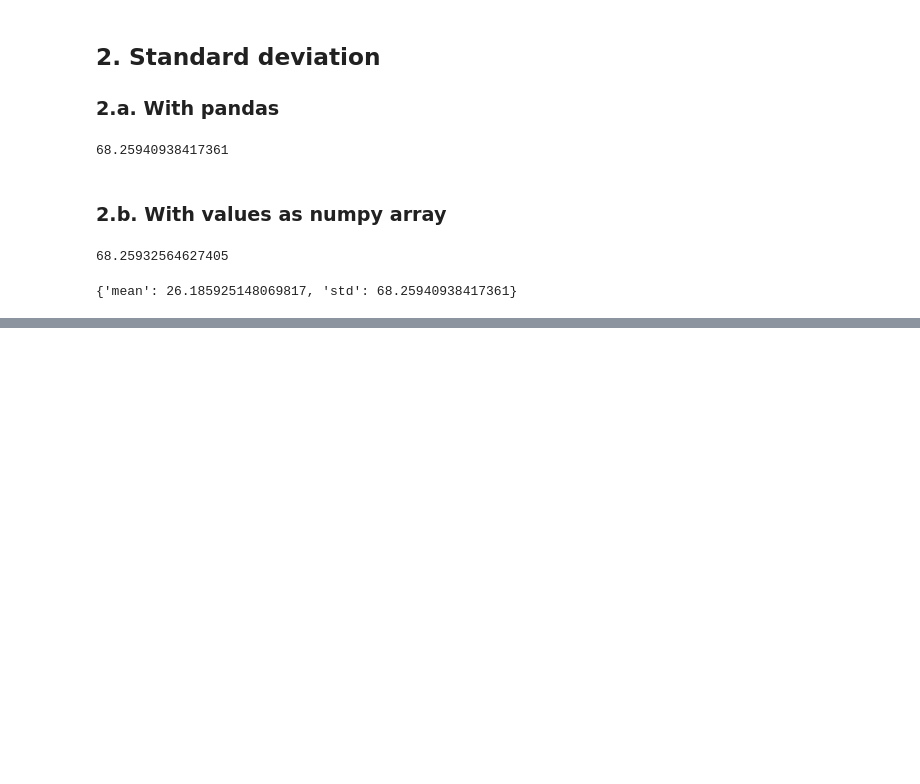
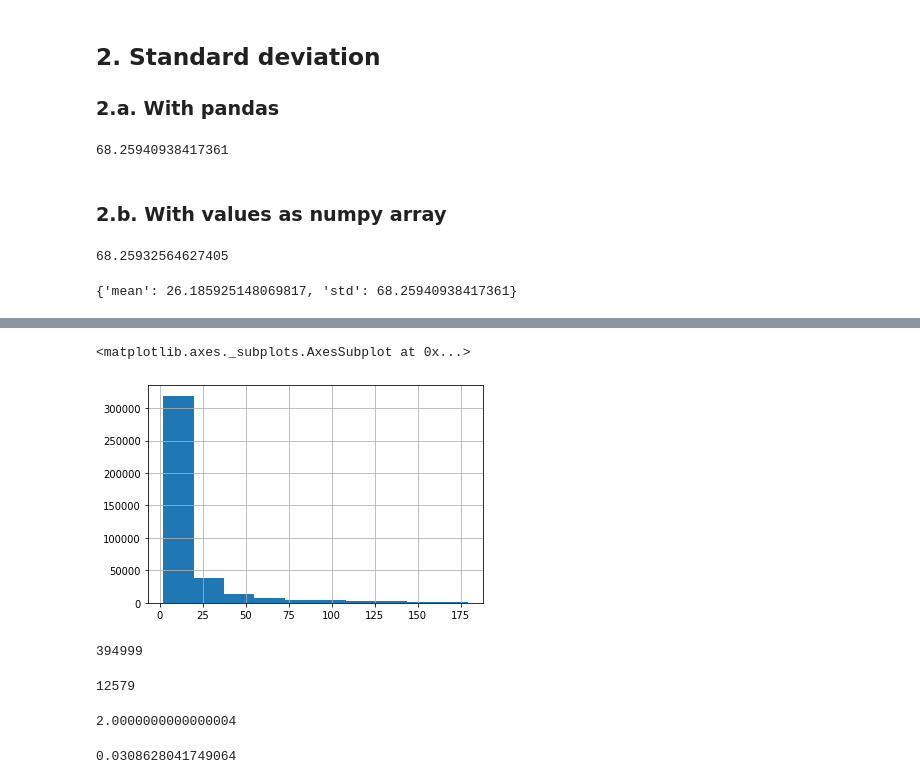
Before and after one commit to Speedfan94/PDS_Project, a Jupyter notebook: notebooks/task1d_aggregate_stats.ipynb, the cells around one changed output, grey strips where cells are left out. Saved outputs shown, nothing was run; the diff lists cells and outputs as text; code cells hidden in the pictures; blank space fills up the shorter version.

```diff
--- a/notebooks/task1d_aggregate_stats.ipynb
+++ b/notebooks/task1d_aggregate_stats.ipynb
@@ -88,0 +102,23 @@ aggr_stats
+# %%
+df_most = df[df['Duration'] < 180]
+# %%
+df_most['Duration'].hist()
+# %% [output]
+<matplotlib.axes._subplots.AxesSubplot at 0x...>
+[figure, added]
+# %%
+len(df_most['Duration'])
+# %% [output]
+394999
+# %%
+len(df['Duration']) - len(df_most['Duration'])
+# %% [output]
+12579
+# %%
+df['Duration'].min()
+# %% [output]
+2.0000000000000004
+# %%
+12579/407578
+# %% [output]
+0.0308628041749064
```
Also changed, not shown: parts of 3 cells of this notebook.
